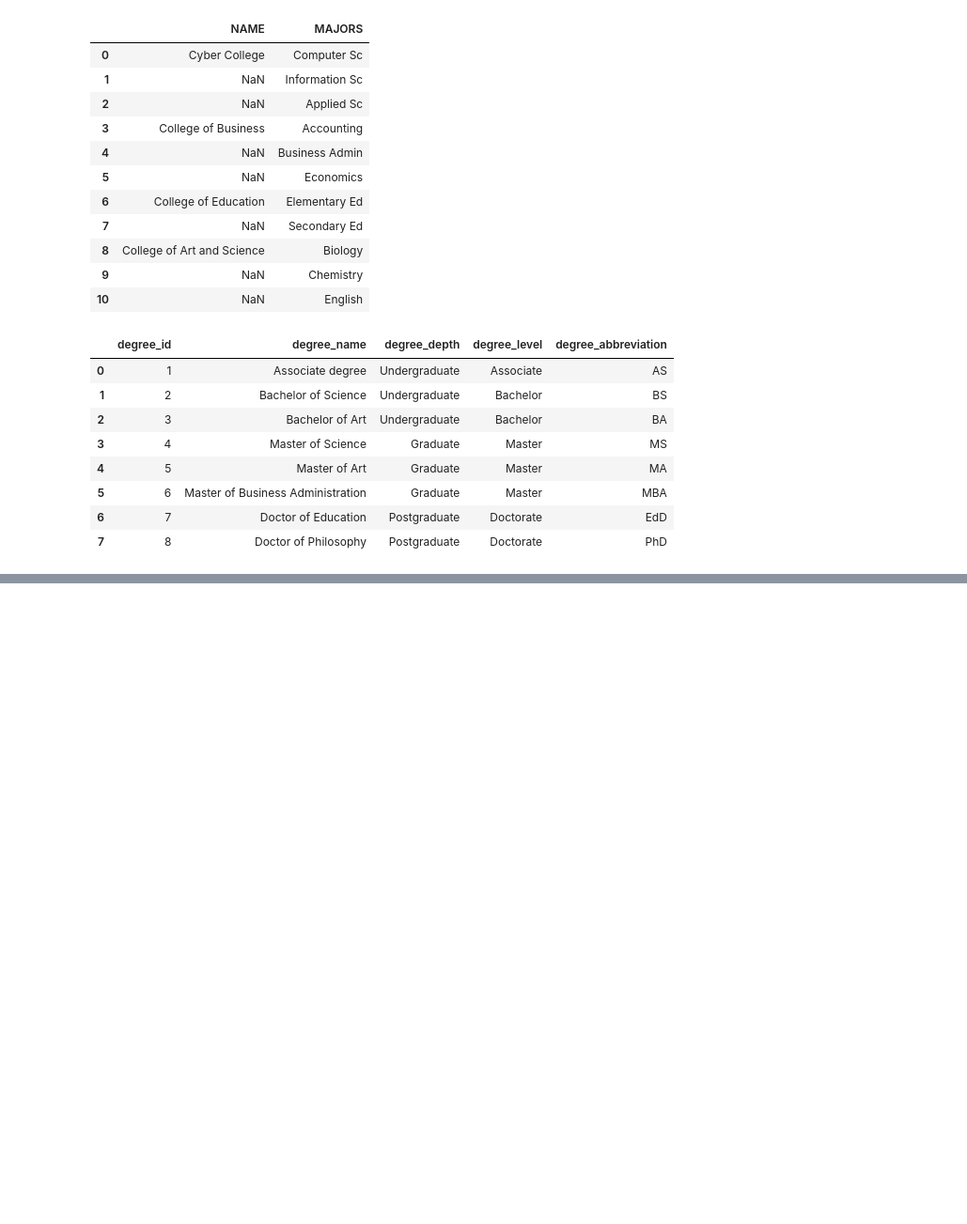
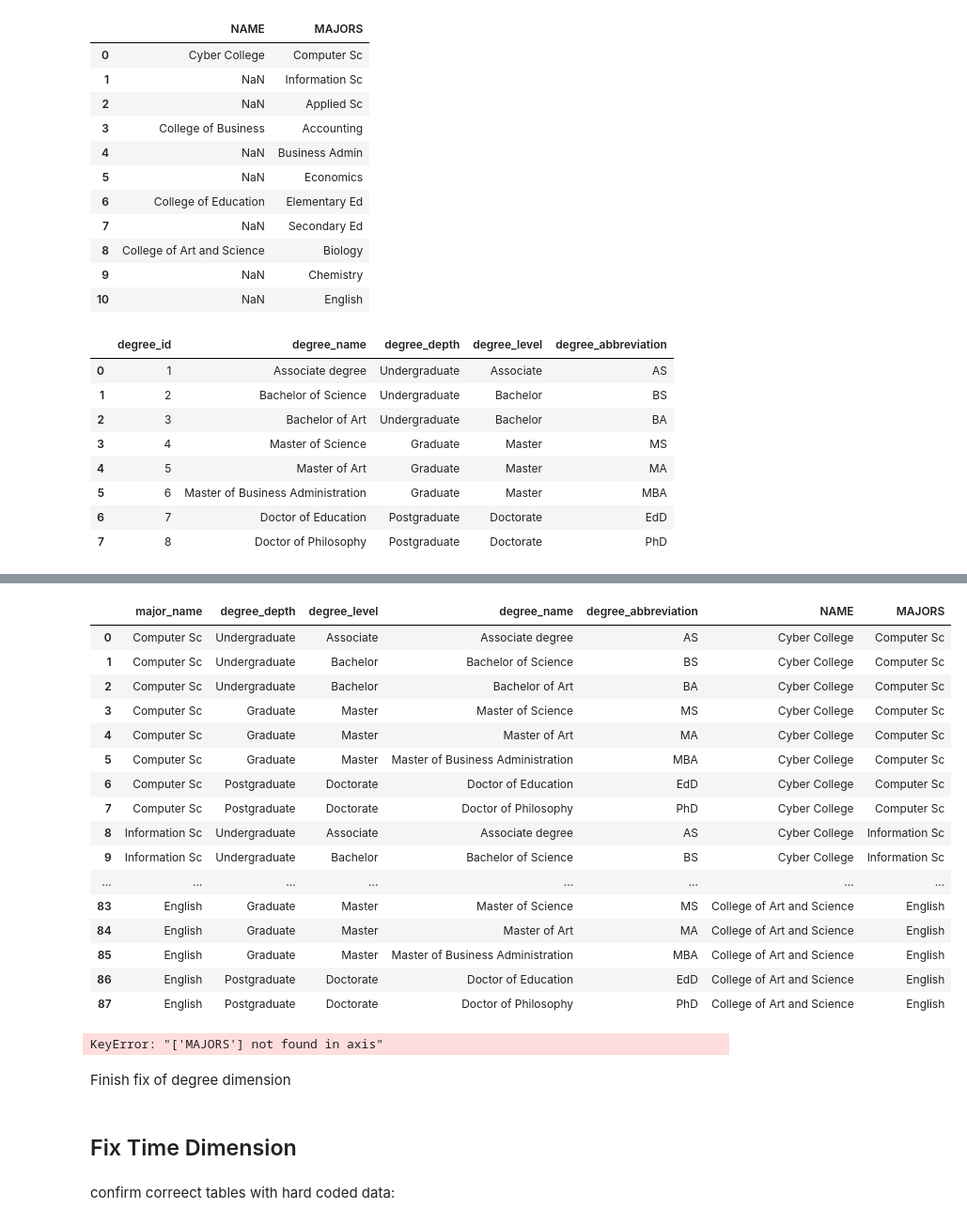
Before and after one commit to JoshuaFarara/DataWarehouse_ProjectReport, a Jupyter notebook: data/FinalDimTables/FixDimTables.ipynb, the cells around one changed output, grey strips where cells are left out. Shown: that part at 94% size. Cells and saved outputs as stored; diff of their text form; code cells hidden in the pictures; blank space fills up the shorter version.

```diff
--- a/data/FinalDimTables/FixDimTables.ipynb
+++ b/data/FinalDimTables/FixDimTables.ipynb
@@ -94,0 +154,32 @@ degrees_df
+# %%
+dim_degrees = pd.read_csv(r"C:\Users\User\Documents\School\FallGrad2023\DW\DataWarehouse_ProjectReport\data\FinalDimTables\dim_degrees.csv")
+college_majors = pd.read_csv(r"C:\Users\User\Documents\School\FallGrad2023\DW\DataWarehouse_ProjectReport\data\FinalTables\college_majors.csv")
+# %%
+dim_degrees = dim_degrees.merge(college_majors, left_on='major_name', right_on='MAJORS', how='left')
+dim_degrees
+# %% [output]
+|  | major_name | degree_depth | degree_level | degree_name | degree_abbreviation | NAME | MAJORS |
+| 0 | Computer Sc | Undergraduate | Associate | Associate degree | AS | Cyber College | Computer Sc |
+| 1 | Computer Sc | Undergraduate | Bachelor | Bachelor of Science | BS | Cyber College | Computer Sc |
+| 2 | Computer Sc | Undergraduate | Bachelor | Bachelor of Art | BA | Cyber College | Computer Sc |
+| 3 | Computer Sc | Graduate | Master | Master of Science | MS | Cyber College | Computer Sc |
+| 4 | Computer Sc | Graduate | Master | Master of Art | MA | Cyber College | Computer Sc |
+| 5 | Computer Sc | Graduate | Master | Master of Business Administration | MBA | Cyber College | Computer Sc |
+| 6 | Computer Sc | Postgraduate | Doctorate | Doctor of Education | EdD | Cyber College | Computer Sc |
+| 7 | Computer Sc | Postgraduate | Doctorate | Doctor of Philosophy | PhD | Cyber College | Computer Sc |
+| 8 | Information Sc | Undergraduate | Associate | Associate degree | AS | Cyber College | Information Sc |
+| 9 | Information Sc | Undergraduate | Bachelor | Bachelor of Science | BS | Cyber College | Information Sc |
+| ... | ... | ... | ... | ... | ... | ... | ... |
+| 83 | English | Graduate | Master | Master of Science | MS | College of Art and Science | English |
+| 84 | English | Graduate | Master | Master of Art | MA | College of Art and Science | English |
+| 85 | English | Graduate | Master | Master of Business Administration | MBA | College of Art and Science | English |
+| 86 | English | Postgraduate | Doctorate | Doctor of Education | EdD | College of Art and Science | English |
+| 87 | English | Postgraduate | Doctorate | Doctor of Philosophy | PhD | College of Art and Science | English |
+# %%
+dim_degrees.drop('MAJORS', axis=1, inplace=True)
+dim_degrees.rename(columns={'NAME': 'college_name'}, inplace=True)
+dim_degrees['degree_id'] = range(1, len(dim_degrees) + 1)
+dim_degrees = dim_degrees[['degree_id','college_name', 'major_name', 'degree_depth', 'degree_level', 'degree_name', 'degree_abbreviation']]
+dim_degrees
+# %% [output]
+KeyError: "['MAJORS'] not found in axis"
@@ -94,0 +188,6 @@ degrees_df
+# %% [markdown]
+Finish fix of degree dimension
+# %% [markdown]
+## Fix Time Dimension
+# %% [markdown]
+confirm correect tables with hard coded data:
```
Also changed, not shown: parts of 23 cells of this notebook, 12 other files.
